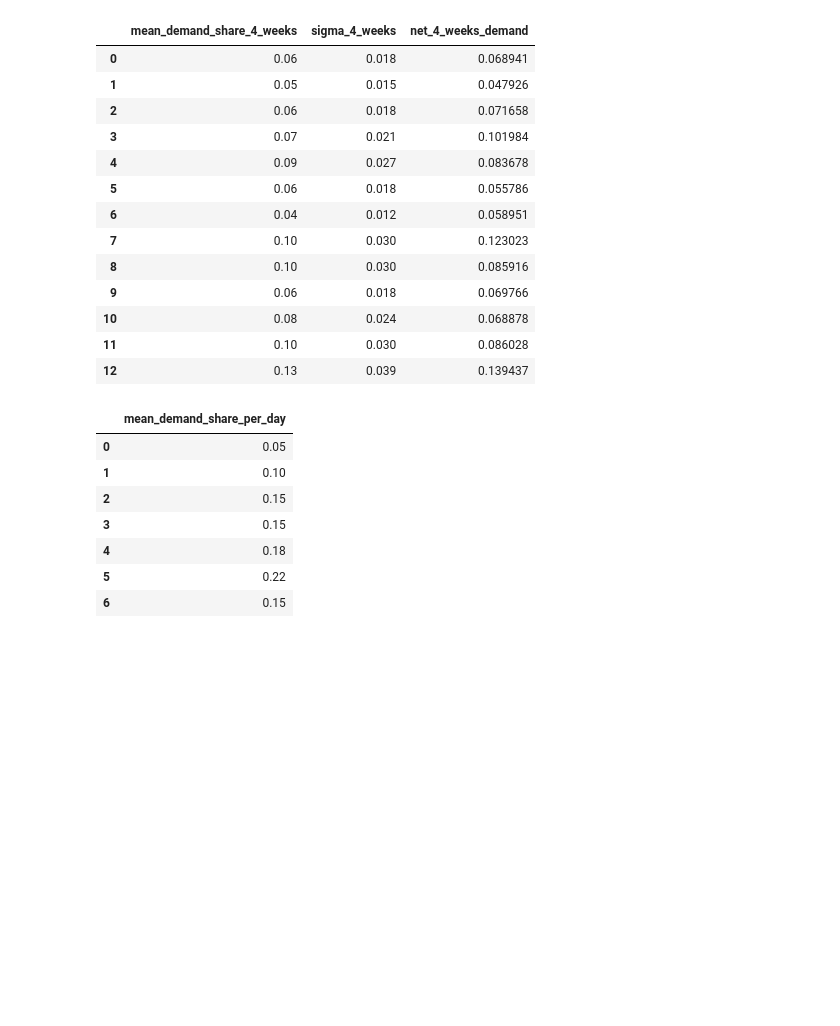
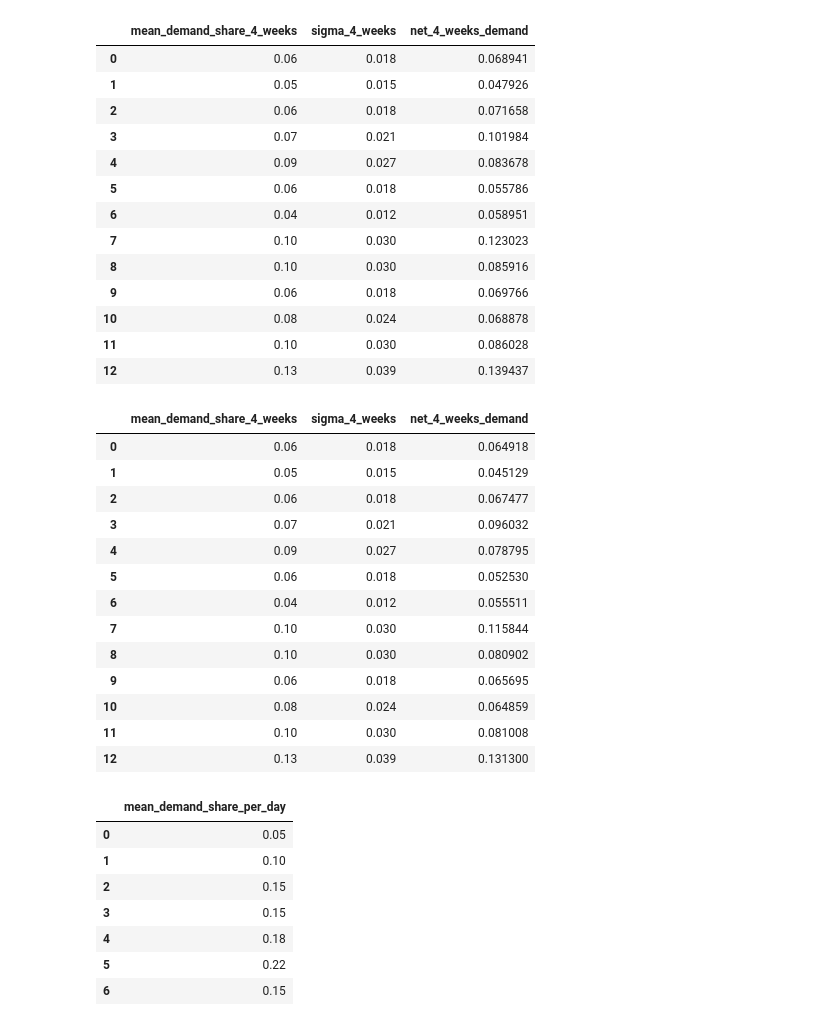
Before and after one commit to ArnavKetkar/ISyE-6202-Casework-3, a Jupyter notebook: casework3.ipynb, the cells around one changed output. Cells and saved outputs as stored; diff of their text form; code cells hidden in the pictures; blank space fills up the shorter version.

```diff
--- a/casework3.ipynb
+++ b/casework3.ipynb
@@ -55,6 +57,24 @@ demand_share_4_weeks
 | 10 | 0.08 | 0.024 | 0.068878 |
 | 11 | 0.10 | 0.030 | 0.086028 |
 | 12 | 0.13 | 0.039 | 0.139437 |
+# %%
+demand_share_4_weeks['net_4_weeks_demand'] = demand_share_4_weeks['net_4_weeks_demand'] / demand_share_4_weeks['net_4_weeks_demand'].sum(axis=0)
+demand_share_4_weeks
+# %% [output]
+|  | mean_demand_share_4_weeks | sigma_4_weeks | net_4_weeks_demand |
+| 0 | 0.06 | 0.018 | 0.064918 |
+| 1 | 0.05 | 0.015 | 0.045129 |
+| 2 | 0.06 | 0.018 | 0.067477 |
+| 3 | 0.07 | 0.021 | 0.096032 |
+| 4 | 0.09 | 0.027 | 0.078795 |
+| 5 | 0.06 | 0.018 | 0.052530 |
+| 6 | 0.04 | 0.012 | 0.055511 |
+| 7 | 0.10 | 0.030 | 0.115844 |
+| 8 | 0.10 | 0.030 | 0.080902 |
+| 9 | 0.06 | 0.018 | 0.065695 |
+| 10 | 0.08 | 0.024 | 0.064859 |
+| 11 | 0.10 | 0.030 | 0.081008 |
+| 12 | 0.13 | 0.039 | 0.131300 |
 # %%
 daily_demand_share = pd.read_csv('demand_share_per_day.csv').T
 daily_demand_share.columns = ['mean_demand_share_per_day']
```
Also changed, not shown: parts of 2 cells of this notebook, 1 other file.
